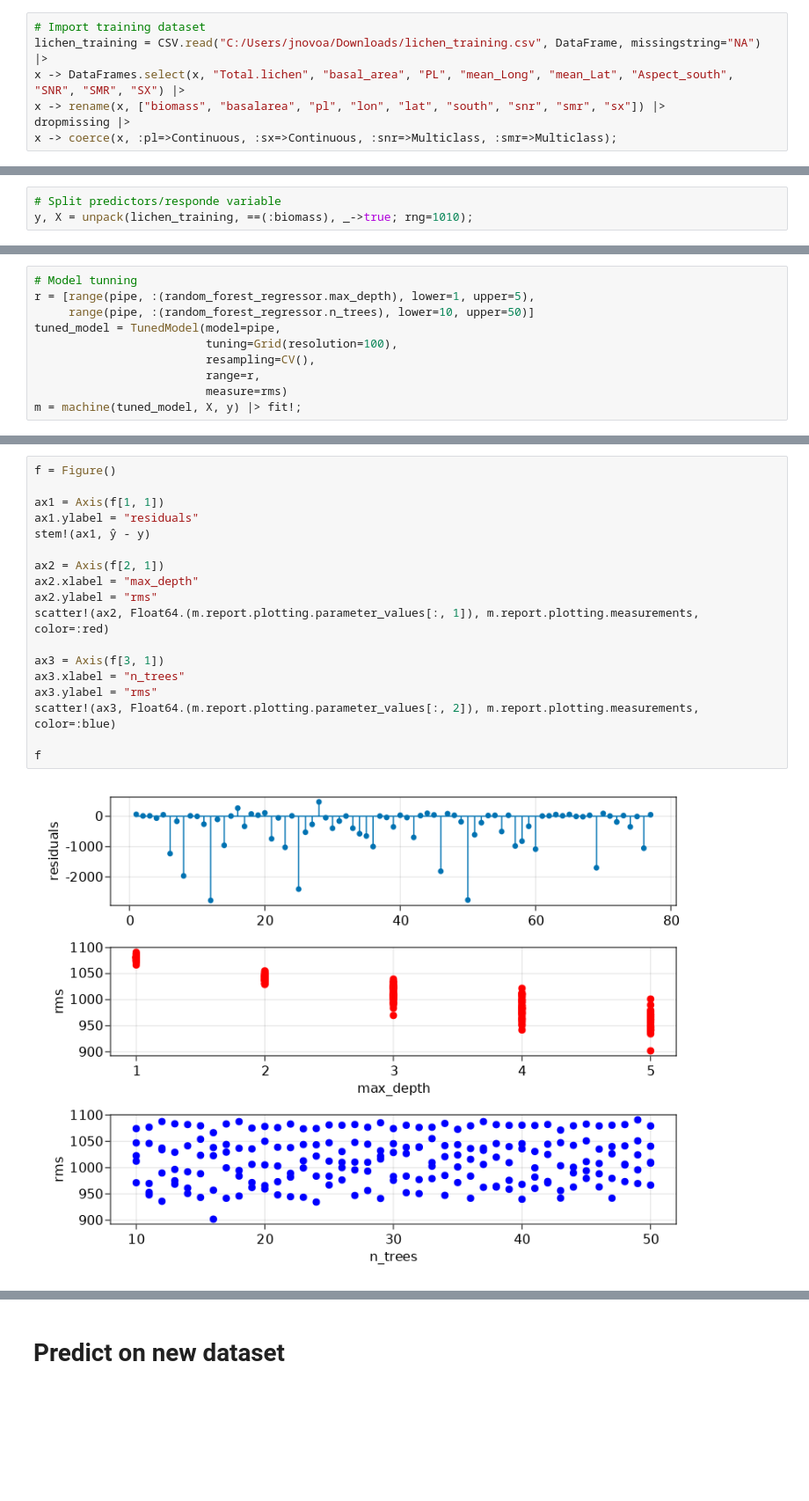
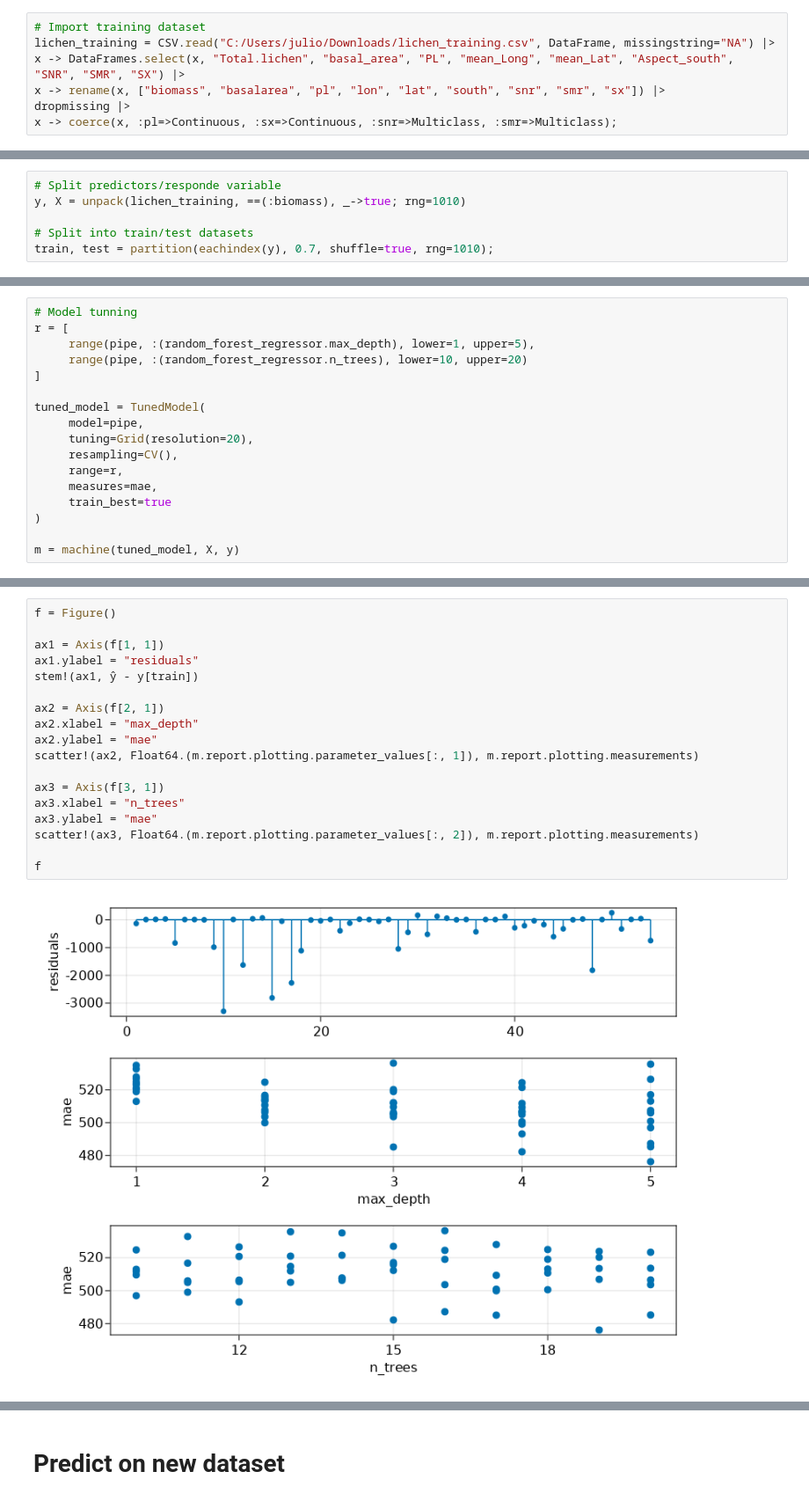
Before and after one commit to julionovoa/jl-sandbox, a Jupyter notebook: code/lichen-randomforestregressor.ipynb, the cells around one changed output, grey strips where cells are left out. Shown at 88% size. Drawn from its saved outputs; the diff is of its cells as text; blank space fills up the shorter version.

```diff
--- a/code/lichen-randomforestregressor.ipynb
+++ b/code/lichen-randomforestregressor.ipynb
@@ -3,6 +7,6 @@ using DataFrames, CSV, MLJ, MLJBase, CairoMakie
 # %%
 # Import training dataset
-lichen_training = CSV.read("C:/Users/jnovoa/Downloads/lichen_training.csv", DataFrame, missingstring="NA") |>
+lichen_training = CSV.read("C:/Users/julio/Downloads/lichen_training.csv", DataFrame, missingstring="NA") |>
 x -> DataFrames.select(x, "Total.lichen", "basal_area", "PL", "mean_Long", "mean_Lat", "Aspect_south", "SNR", "SMR", "SX") |>
 x -> rename(x, ["biomass", "basalarea", "pl", "lon", "lat", "south", "snr", "smr", "sx"]) |>
 dropmissing |>
@@ -27,7 +31,10 @@ schema(lichen_training)
 _.nrows = 77
 # %%
 # Split predictors/responde variable
-y, X = unpack(lichen_training, ==(:biomass), _->true; rng=1010);
+y, X = unpack(lichen_training, ==(:biomass), _->true; rng=1010)
+
+# Split into train/test datasets
+train, test = partition(eachindex(y), 0.7, shuffle=true, rng=1010);
 # %%
 # Load a model and create a pipeline
 model = @load RandomForestRegressor pkg=DecisionTree verbosity=0
@@ -55,13 +62,20 @@ Pipeline281(
             f = var"#13#14"()))
 # %%
 # Model tunning
-r = [range(pipe, :(random_forest_regressor.max_depth), lower=1, upper=5),
-     range(pipe, :(random_forest_regressor.n_trees), lower=10, upper=50)]
-tuned_model = TunedModel(model=pipe,
-                         tuning=Grid(resolution=100),
-                         resampling=CV(),
-                         range=r,
-                         measure=rms)
-m = machine(tuned_model, X, y) |> fit!;
+r = [
+     range(pipe, :(random_forest_regressor.max_depth), lower=1, upper=5),
+     range(pipe, :(random_forest_regressor.n_trees), lower=10, upper=20)
+]
+
+tuned_model = TunedModel(
+     model=pipe,
+     tuning=Grid(resolution=20),
+     resampling=CV(),
+     range=r,
+     measures=mae,
+     train_best=true
+)
+
+m = machine(tuned_model, X, y)
 # %% [output]
 ┌ Info: Training Machine{DeterministicTunedModel{Grid,…},…}.
@@ -119,20 +163,20 @@ ŷ = predict(m);
 # %%
 f = Figure()
 
 ax1 = Axis(f[1, 1])
 ax1.ylabel = "residuals"
-stem!(ax1, ŷ - y)
+stem!(ax1, ŷ - y[train])
 
 ax2 = Axis(f[2, 1])
 ax2.xlabel = "max_depth"
-ax2.ylabel = "rms"
-scatter!(ax2, Float64.(m.report.plotting.parameter_values[:, 1]), m.report.plotting.measurements, color=:red)
+ax2.ylabel = "mae"
+scatter!(ax2, Float64.(m.report.plotting.parameter_values[:, 1]), m.report.plotting.measurements)
 
 ax3 = Axis(f[3, 1])
 ax3.xlabel = "n_trees"
-ax3.ylabel = "rms"
-scatter!(ax3, Float64.(m.report.plotting.parameter_values[:, 2]), m.report.plotting.measurements, color=:blue)
+ax3.ylabel = "mae"
+scatter!(ax3, Float64.(m.report.plotting.parameter_values[:, 2]), m.report.plotting.measurements)
 
 f
 # %% [output]
-[figure, old version]
+[figure, new version]
```
Also changed, not shown: parts of 17 cells of this notebook.
